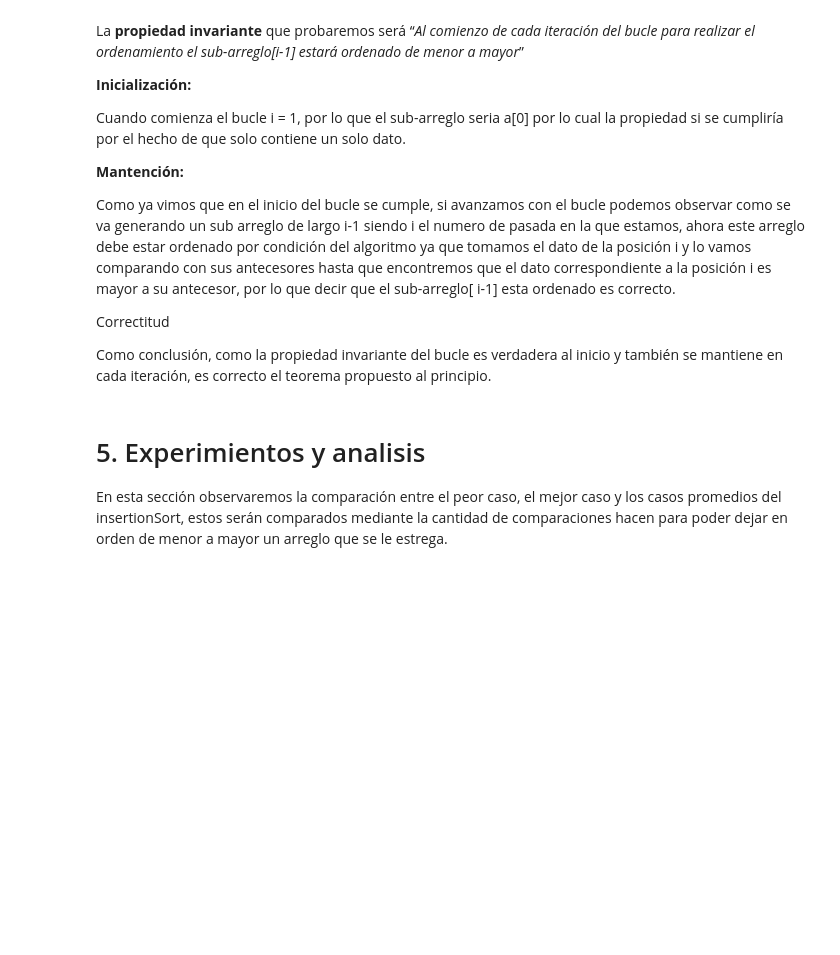
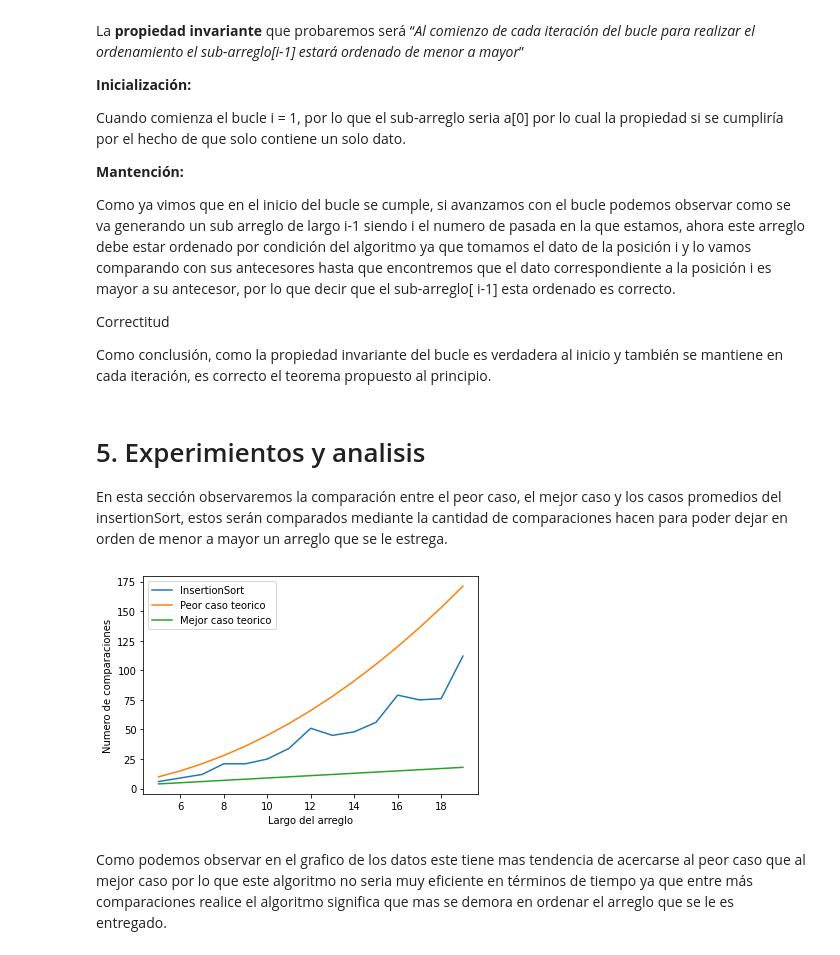
Before and after one commit to CharlyAguirre/ADA-informes, a Jupyter notebook: InsertionSort.ipynb, the cells around one changed output. Saved outputs shown, nothing was run; the diff lists cells and outputs as text; code cells hidden in the pictures; blank space fills up the shorter version.

```diff
--- a/InsertionSort.ipynb
+++ b/InsertionSort.ipynb
@@ -208,3 +208,28 @@ Como conclusión, como la propiedad invariante del bucle es verdadera al inicio
 # 5. Experimientos y analisis
 
 En esta sección observaremos la comparación entre el peor caso, el mejor caso y los casos promedios del insertionSort, estos serán comparados mediante la cantidad de comparaciones hacen para poder dejar en orden de menor a mayor un arreglo que se le estrega.
+# %%
+import matplotlib.pyplot as plt
+
+x=[n for n in range(5,20)]
+y1=[n*(n-1)/2 for n in range(5,20)] # worst case
+y2=[n-1 for n in range(5,20)] # best case
+y=[];
+
+for n in range(5,20):
+  a = random.sample(range(1, 100), n)
+  a,counter = insertionSort(a)
+  y.append(counter)
+
+plt.plot(x,y)
+plt.plot(x,y1)
+plt.plot(x,y2)
+plt.legend(["InsertionSort", "Peor caso teorico", "Mejor caso teorico"])
+
+plt.xlabel('Largo del arreglo')
+plt.ylabel('Numero de comparaciones')
+plt.show()
+# %% [output]
+[figure, added]
+# %% [markdown]
+Como podemos observar en el grafico de los datos este tiene mas tendencia de acercarse al peor caso que al mejor caso por lo que este algoritmo no seria muy eficiente en términos de tiempo ya que entre más comparaciones realice el algoritmo significa que mas se demora en ordenar el arreglo que se le es entregado.
```
